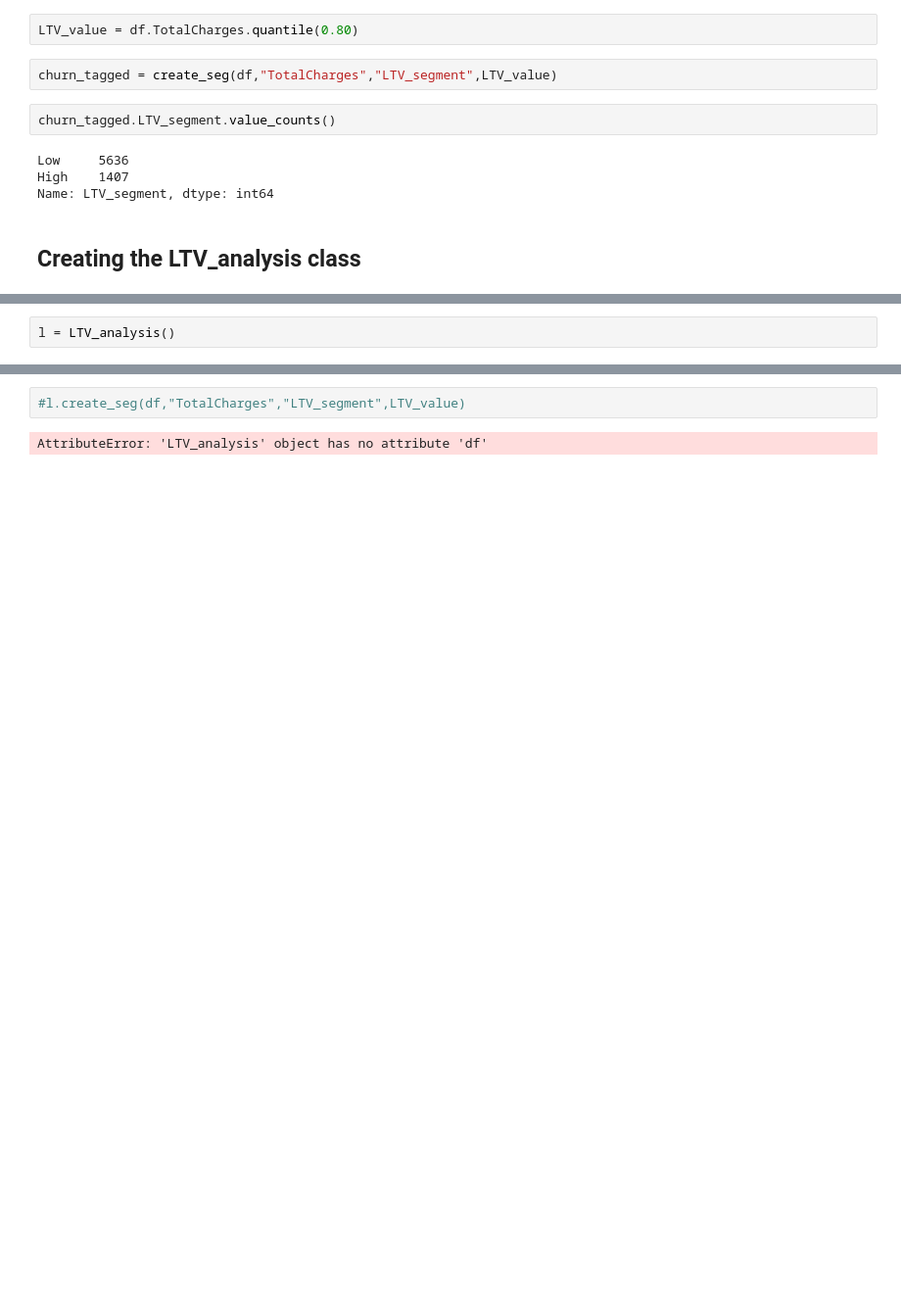
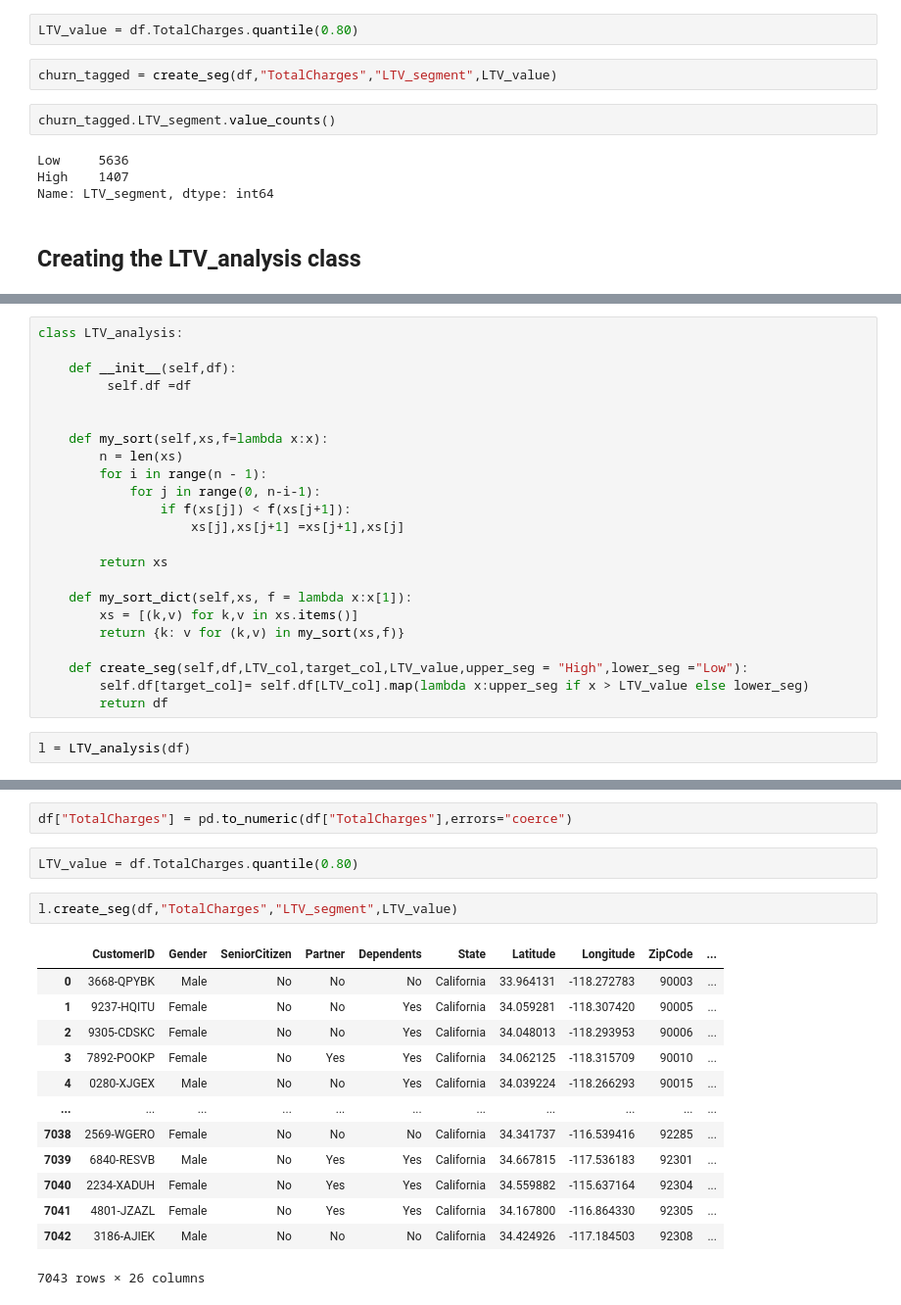
Before and after one commit to ElienaJose/CustomerChurn_SQliteOnPython, a Jupyter notebook: Churn case - part 3.ipynb, the cells around one changed output, grey strips where cells are left out. Shown: that part at 98% size. Drawn from its saved outputs; the diff is of its cells as text; blank space fills up the shorter version.

```diff
--- a/Churn case - part 3.ipynb
+++ b/Churn case - part 3.ipynb
@@ -148,5 +144,28 @@ class LTV_analysis:
+# %%
+class LTV_analysis:
+
+    def __init__(self,df):
+         self.df =df
+
+
+    def my_sort(self,xs,f=lambda x:x):
+        n = len(xs)
+        for i in range(n - 1):
+            for j in range(0, n-i-1):
+                if f(xs[j]) < f(xs[j+1]):
+                    xs[j],xs[j+1] =xs[j+1],xs[j]
+
+        return xs
+
+    def my_sort_dict(self,xs, f = lambda x:x[1]):
+        xs = [(k,v) for k,v in xs.items()]
+        return {k: v for (k,v) in my_sort(xs,f)}
+
+    def create_seg(self,df,LTV_col,target_col,LTV_value,upper_seg = "High",lower_seg ="Low"):
+        self.df[target_col]= self.df[LTV_col].map(lambda x:upper_seg if x > LTV_value else lower_seg)
+        return df
 # %%
-l = LTV_analysis()
+l = LTV_analysis(df)
 # %%
 l.my_sort_dict(LTV)
 # %% [output]
@@ -154,4 +189,20 @@ NameError: name 'my_sort' is not defined
+# %%
+df["TotalCharges"] = pd.to_numeric(df["TotalCharges"],errors="coerce")
+# %%
+LTV_value = df.TotalCharges.quantile(0.80)
 # %%
-#l.create_seg(df,"TotalCharges","LTV_segment",LTV_value)
+l.create_seg(df,"TotalCharges","LTV_segment",LTV_value)
 # %% [output]
+|  | CustomerID | Gender | SeniorCitizen | Partner | Dependents | State | Latitude | Longitude | ZipCode | ... |
+| 0 | 3668-QPYBK | Male | No | No | No | California | 33.964131 | -118.272783 | 90003 | ... |
+| 1 | 9237-HQITU | Female | No | No | Yes | California | 34.059281 | -118.307420 | 90005 | ... |
+| 2 | 9305-CDSKC | Female | No | No | Yes | California | 34.048013 | -118.293953 | 90006 | ... |
+| 3 | 7892-POOKP | Female | No | Yes | Yes | California | 34.062125 | -118.315709 | 90010 | ... |
+| 4 | 0280-XJGEX | Male | No | No | Yes | California | 34.039224 | -118.266293 | 90015 | ... |
+| ... | ... | ... | ... | ... | ... | ... | ... | ... | ... | ... |
+| 7038 | 2569-WGERO | Female | No | No | No | California | 34.341737 | -116.539416 | 92285 | ... |
+| 7039 | 6840-RESVB | Male | No | Yes | Yes | California | 34.667815 | -117.536183 | 92301 | ... |
+| 7040 | 2234-XADUH | Female | No | Yes | Yes | California | 34.559882 | -115.637164 | 92304 | ... |
+| 7041 | 4801-JZAZL | Female | No | Yes | Yes | California | 34.167800 | -116.864330 | 92305 | ... |
+| 7042 | 3186-AJIEK | Male | No | No | No | California | 34.424926 | -117.184503 | 92308 | ... |
-AttributeError: 'LTV_analysis' object has no attribute 'df'
+7043 rows × 26 columns
```
Also changed, not shown: parts of 4 cells of this notebook.
